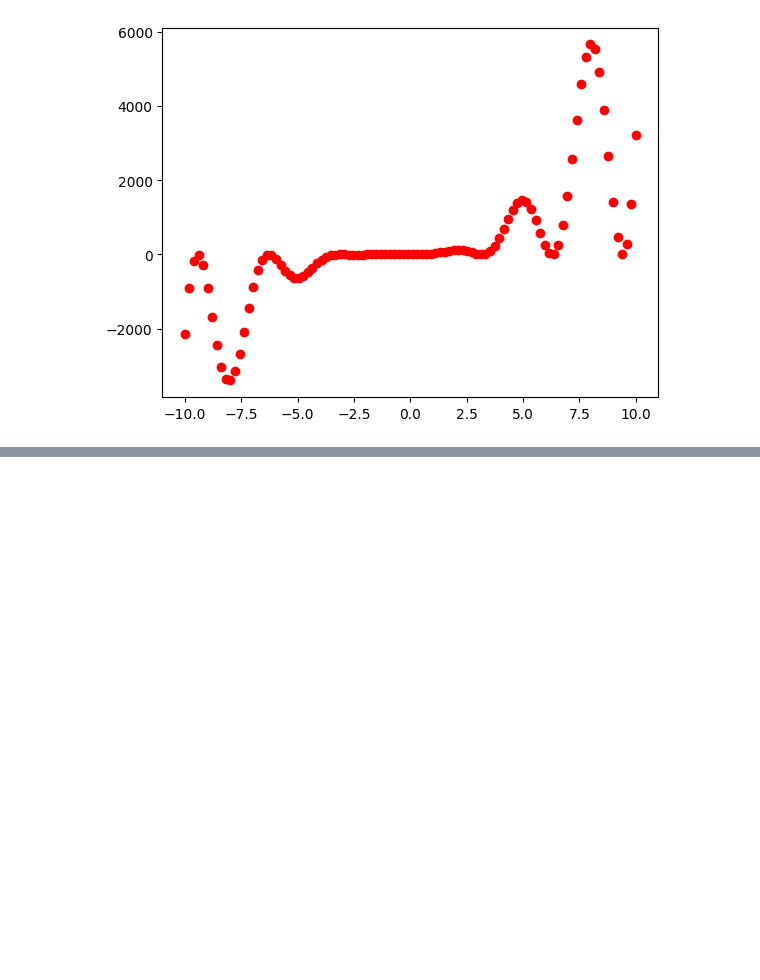
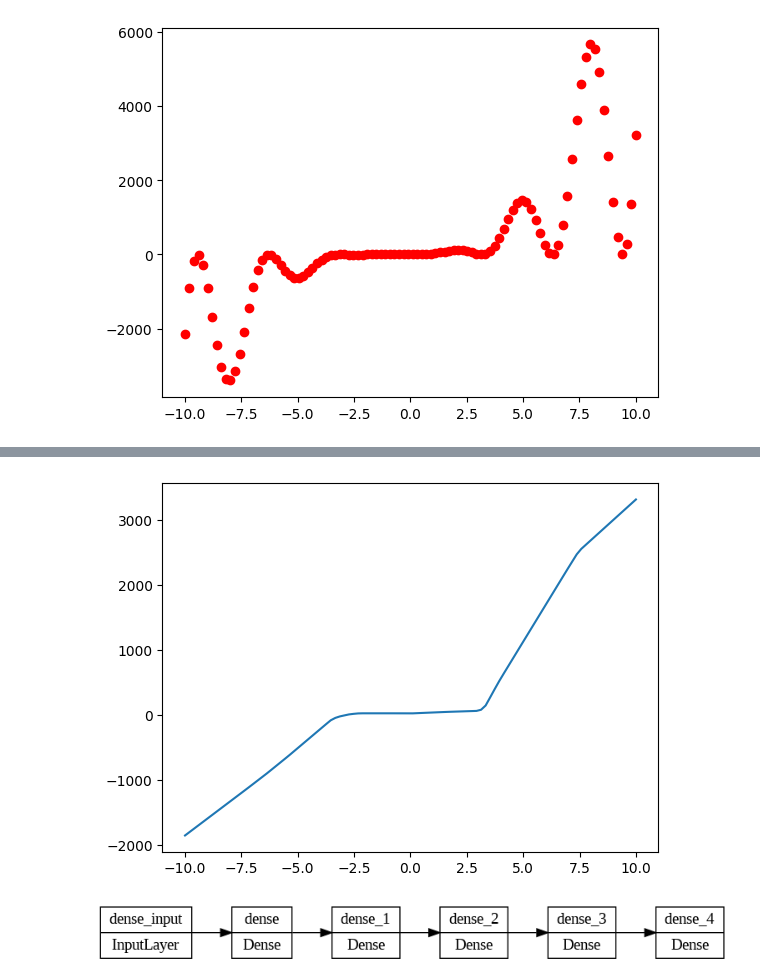
Before and after one commit to sukjin1/ed, a Jupyter notebook: Universial_approximation.ipynb, the cells around one changed output, grey strips where cells are left out. Cells and saved outputs as stored; diff of their text form; code cells hidden in the pictures; blank space fills up the shorter version.

```diff
--- a/Universial_approximation.ipynb
+++ b/Universial_approximation.ipynb
@@ -59,3 +59,32 @@ plt.plot(x, y,'ro' )
 plt.show()
 # %% [output]
 [figure]
+# %%
+import numpy as np
+%matplotlib inline
+import tensorflow as tf
+import matplotlib.pyplot as plt
+from keras.models import Sequential
+from keras.layers import Dense
+from keras.optimizers import SGD
+from keras import optimizers
+
+x = np.linspace(-10, 10, 100)
+y = 3*np.sin(x)*np.cos(x)*(6*x**2+3*x**3+x**1)*np.tan(x)
+
+model = Sequential()
+model.add(Dense(10, input_shape=(1,), activation='relu'))
+model.add(Dense(10, input_shape=(1,), activation='relu'))
+model.add(Dense(10, input_shape=(1,), activation='relu'))
+model.add(Dense(10, input_shape=(1,), activation='relu'))
+model.add(Dense(1, activation='linear'))
+rms = optimizers.RMSprop(lr=0.01, rho=0.9, epsilon=1e-08, decay=0.0)
+model.compile(loss='mean_squared_error', optimizer=rms, metrics=['accuracy'])
+model.fit(x, y, epochs=1000)
+
+prediction = model.predict(x)
+plt.plot(x, prediction)
+plt.show()
+
+tf.keras.utils.plot_model(model, rankdir='LR')
+# %% [output]
@@ -61,0 +108,2 @@ plt.show()
+[figure, added]
+[figure, added]
```
Also changed, not shown: parts of 2 cells of this notebook.
